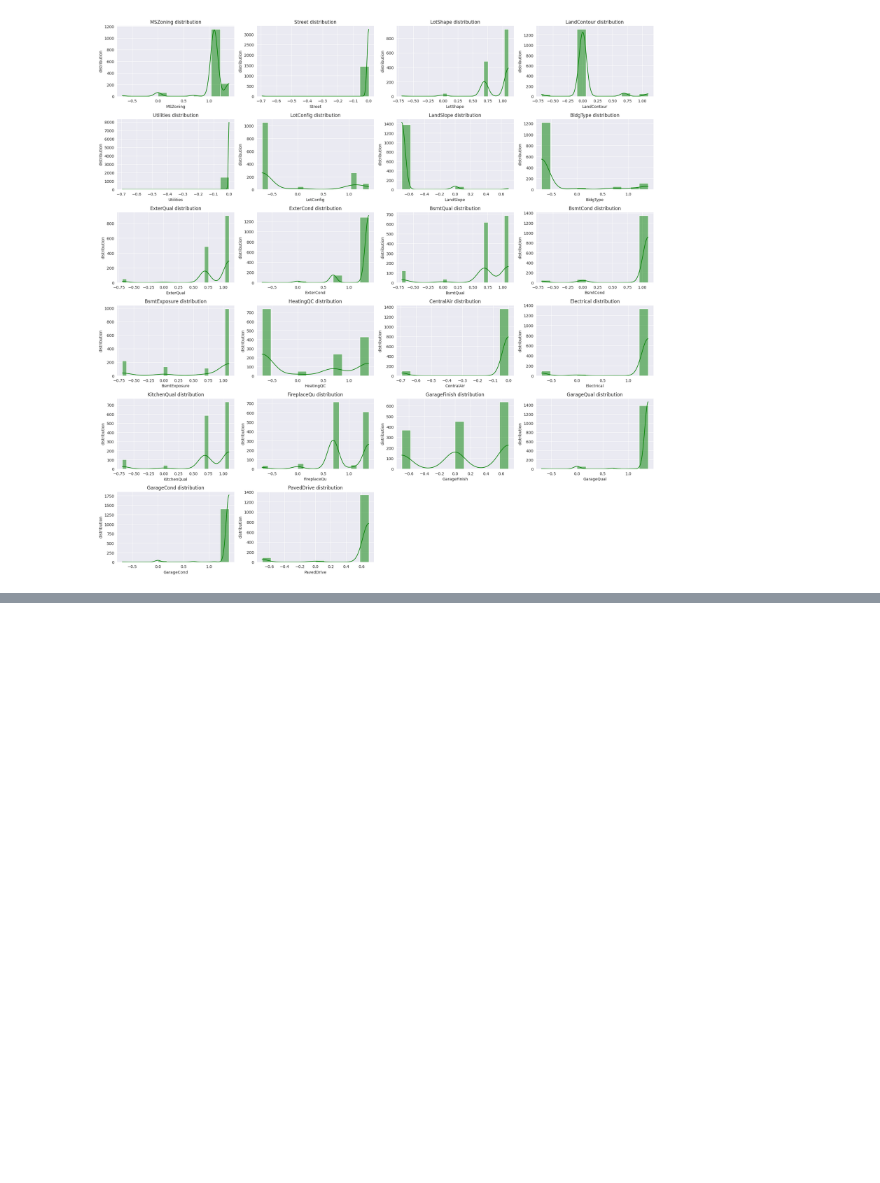
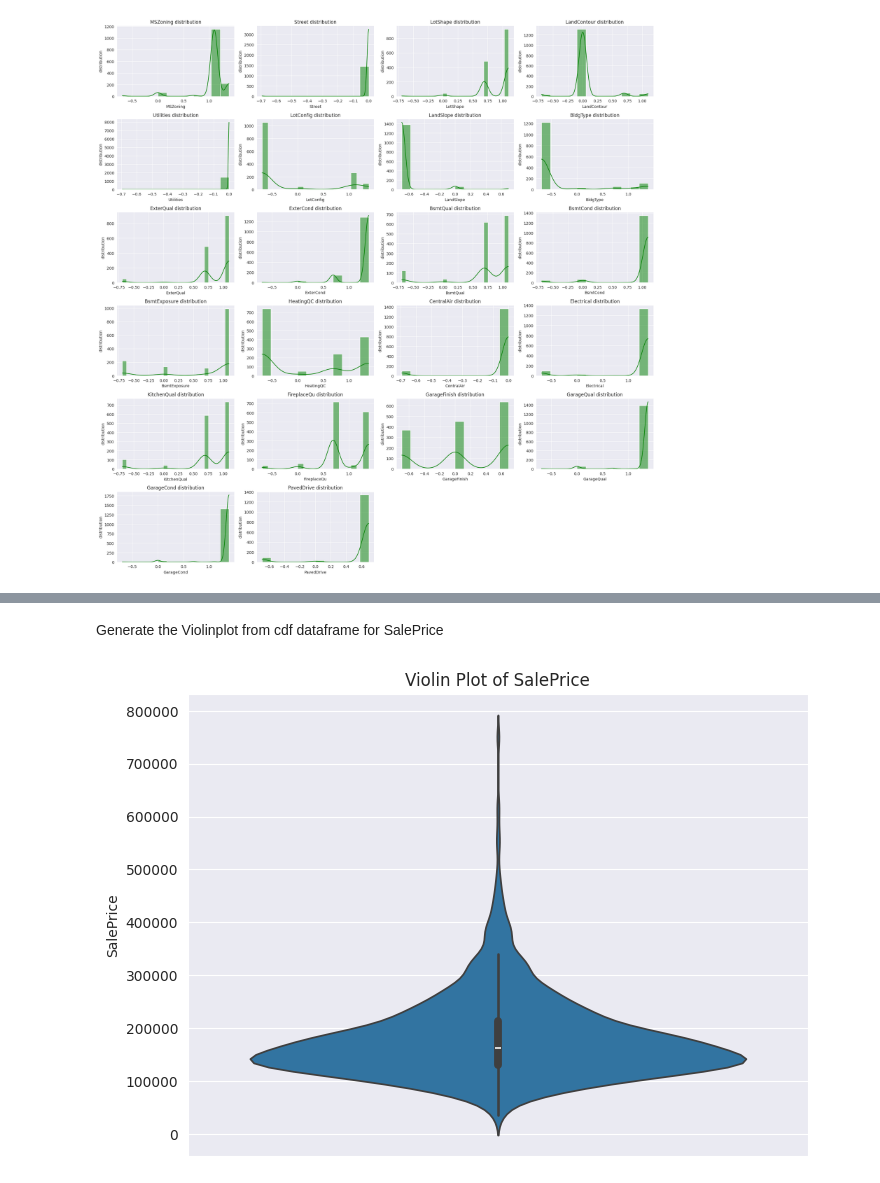
Before and after one commit to OBULAMRANA/Capstone20.1, a Jupyter notebook: Capstone20_1.ipynb, the cells around one changed output, grey strips where cells are left out. Saved outputs shown, nothing was run; the diff lists cells and outputs as text; code cells hidden in the pictures; blank space fills up the shorter version.

```diff
--- a/Capstone20_1.ipynb
+++ b/Capstone20_1.ipynb
@@ -490,0 +554,10 @@ plt.tight_layout()
+# %% [markdown]
+Generate the Violinplot from cdf dataframe for SalePrice
+# %%
+plt.figure(figsize=(8, 6))
+sns.violinplot(y=cdf['SalePrice'])
+plt.title('Violin Plot of SalePrice')
+plt.ylabel('SalePrice')
+plt.show()
+# %% [output]
+[figure, added]
```
Also changed, not shown: parts of 11 cells of this notebook.
